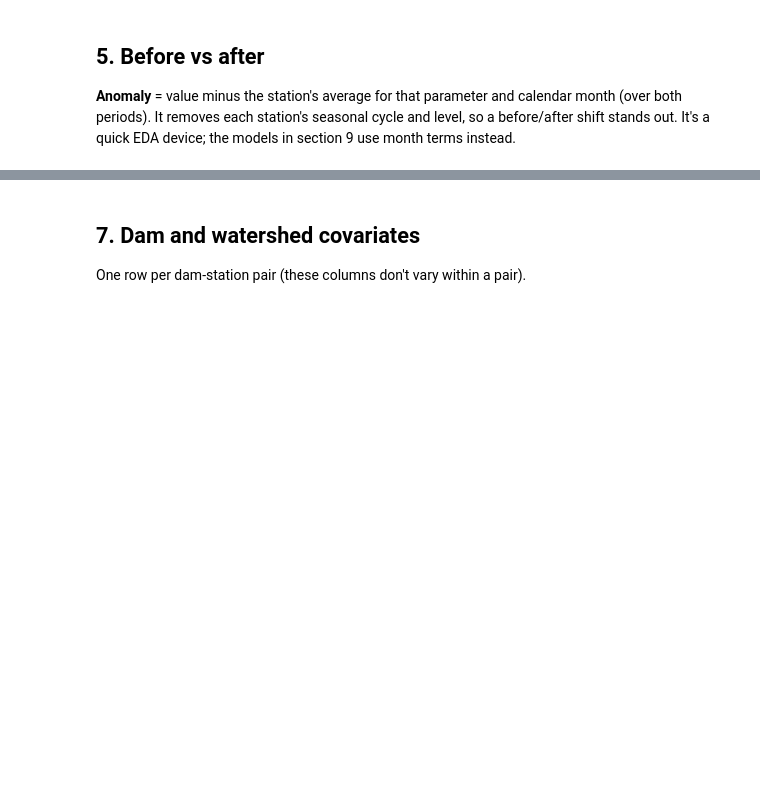
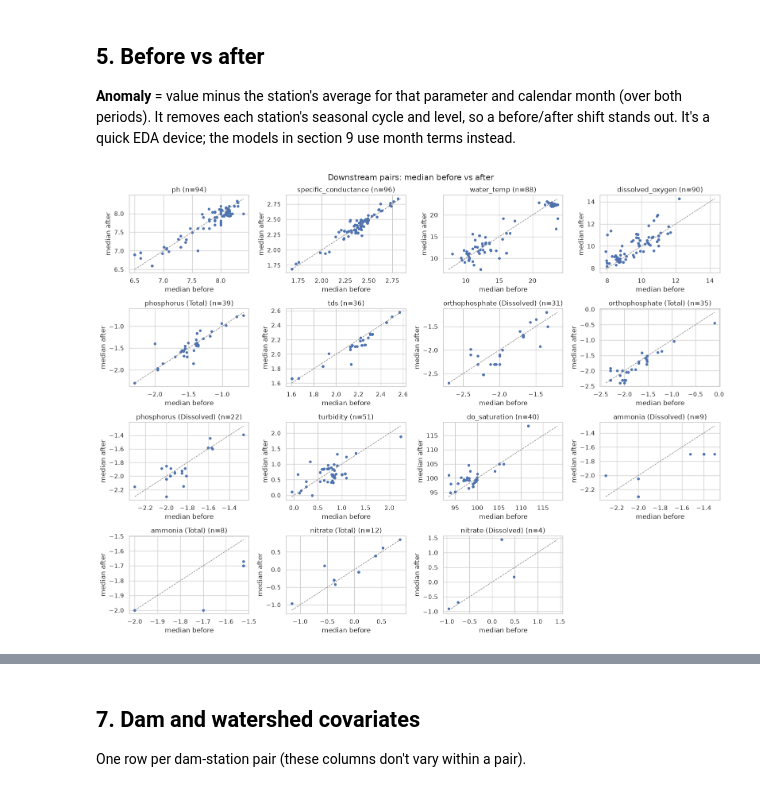
Before and after one commit to JCreighton19/Dam-Removal, a Jupyter notebook: notebooks/analysis_eda.ipynb, the cells around one changed output, grey strips where cells are left out. Cells and saved outputs as stored; diff of their text form; code cells hidden in the pictures; blank space fills up the shorter version.

```diff
--- a/notebooks/analysis_eda.ipynb
+++ b/notebooks/analysis_eda.ipynb
@@ -179,22 +283,30 @@ print(f"Correlation: {rows['air_temp_mean_c'].corr(rows['y']):.2f}")
 
 **Anomaly** = value minus the station's average for that parameter and calendar month (over both periods). It removes each station's seasonal cycle and level, so a before/after shift stands out. It's a quick EDA device; the models in section 9 use month terms instead.
 # %%
+# Interpretation
+# - Above the diagonal: Post-removal median increased.
+# - Below the diagonal: Post-removal median decreased.
+# - On the diagonal: No change in median.
+# - n: Number of downstream pairs with measurements in both periods.
+
 df["anomaly"] = df["y"] - df.groupby(["station_id", "series", "month"])["y"].transform("mean")
 
 # One point per downstream pair: median before vs median after (raw values).
 medians = (df[df["side"] == "downstream"]
            .groupby(["pair", "series", "period"])["y"].median().unstack().dropna())
 fig, axes = facet_axes(len(SERIES))
 for ax, series in zip(axes, SERIES):
     if series not in medians.index.get_level_values("series"):
         continue
     rows = medians.xs(series, level="series")
     ax.scatter(rows["pre"], rows["post"], s=15)
     lim = [rows.min().min(), rows.max().max()]
     ax.plot(lim, lim, color="gray", ls="--", lw=1)
     ax.set(title=f"{series} (n={len(rows)})", xlabel="median before", ylabel="median after")
-fig.suptitle("Downstream pairs: median before vs after (raw; points above the line went up)")
+fig.suptitle("Downstream pairs: median before vs after")
 fig.tight_layout()
+# %% [output]
+[figure, added]
 # %%
 # Change per pair after removing the seasonal cycle: mean anomaly after - before.
 change = (df.groupby(["pair", "AR_ID", "series", "side", "period"])["anomaly"].mean()
```
Also changed, not shown: parts of 31 cells of this notebook, 11 other files.
